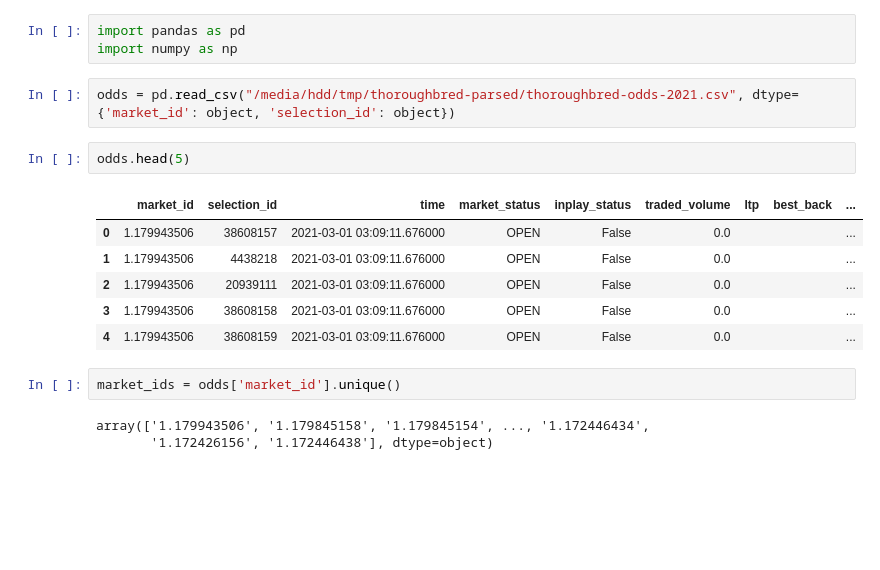
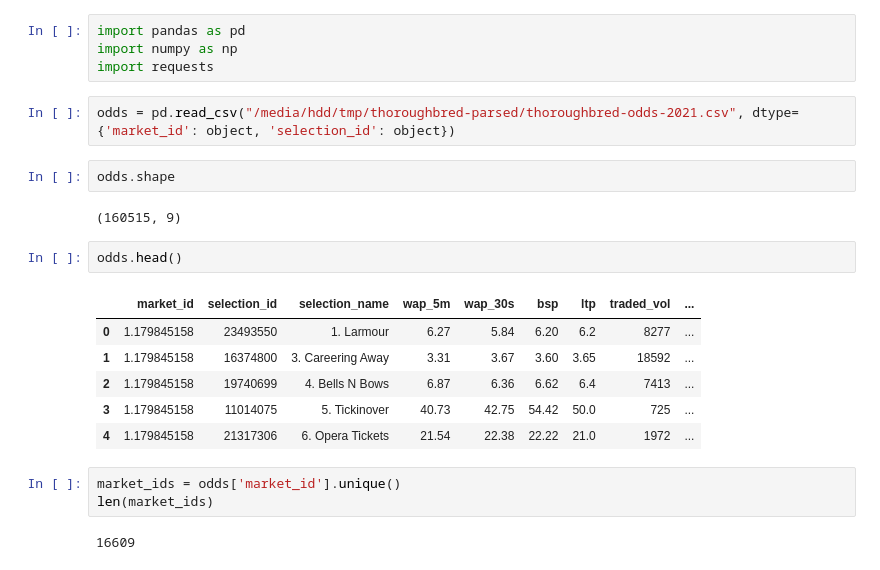
Before and after one commit to TMBish/bfStreamTutorials, a Jupyter notebook: 02-angles/analysis/01-initial-look.ipynb, the cells around one changed output. Saved outputs shown, nothing was run; the diff lists cells and outputs as text; blank space fills up the shorter version.

```diff
--- a/02-angles/analysis/01-initial-look.ipynb
+++ b/02-angles/analysis/01-initial-look.ipynb
@@ -1,19 +1,24 @@
 # %%
 import pandas as pd
 import numpy as np
+import requests
 # %%
 odds = pd.read_csv("/media/hdd/tmp/thoroughbred-parsed/thoroughbred-odds-2021.csv", dtype={'market_id': object, 'selection_id': object})
+# %%
+odds.shape
+# %% [output]
+(160515, 9)
 # %%
-odds.head(5)
+odds.head()
 # %% [output]
-|  | market_id | selection_id | time | market_status | inplay_status | traded_volume | ltp | best_back | ... |
-| 0 | 1.179943506 | 38608157 | 2021-03-01 03:09:11.676000 | OPEN | False | 0.0 |  |  | ... |
-| 1 | 1.179943506 | 4438218 | 2021-03-01 03:09:11.676000 | OPEN | False | 0.0 |  |  | ... |
-| 2 | 1.179943506 | 20939111 | 2021-03-01 03:09:11.676000 | OPEN | False | 0.0 |  |  | ... |
-| 3 | 1.179943506 | 38608158 | 2021-03-01 03:09:11.676000 | OPEN | False | 0.0 |  |  | ... |
-| 4 | 1.179943506 | 38608159 | 2021-03-01 03:09:11.676000 | OPEN | False | 0.0 |  |  | ... |
+|  | market_id | selection_id | selection_name | wap_5m | wap_30s | bsp | ltp | traded_vol | ... |
+| 0 | 1.179845158 | 23493550 | 1. Larmour | 6.27 | 5.84 | 6.20 | 6.2 | 8277 | ... |
+| 1 | 1.179845158 | 16374800 | 3. Careering Away | 3.31 | 3.67 | 3.60 | 3.65 | 18592 | ... |
+| 2 | 1.179845158 | 19740699 | 4. Bells N Bows | 6.87 | 6.36 | 6.62 | 6.4 | 7413 | ... |
+| 3 | 1.179845158 | 11014075 | 5. Tickinover | 40.73 | 42.75 | 54.42 | 50.0 | 725 | ... |
+| 4 | 1.179845158 | 21317306 | 6. Opera Tickets | 21.54 | 22.38 | 22.22 | 21.0 | 1972 | ... |
 # %%
 market_ids = odds['market_id'].unique()
+len(market_ids)
 # %% [output]
-array(['1.179943506', '1.179845158', '1.179845154', ..., '1.172446434',
-       '1.172426156', '1.172446438'], dtype=object)
+16609
```
Also changed, not shown: parts of 5 cells of this notebook, 3 other files.
